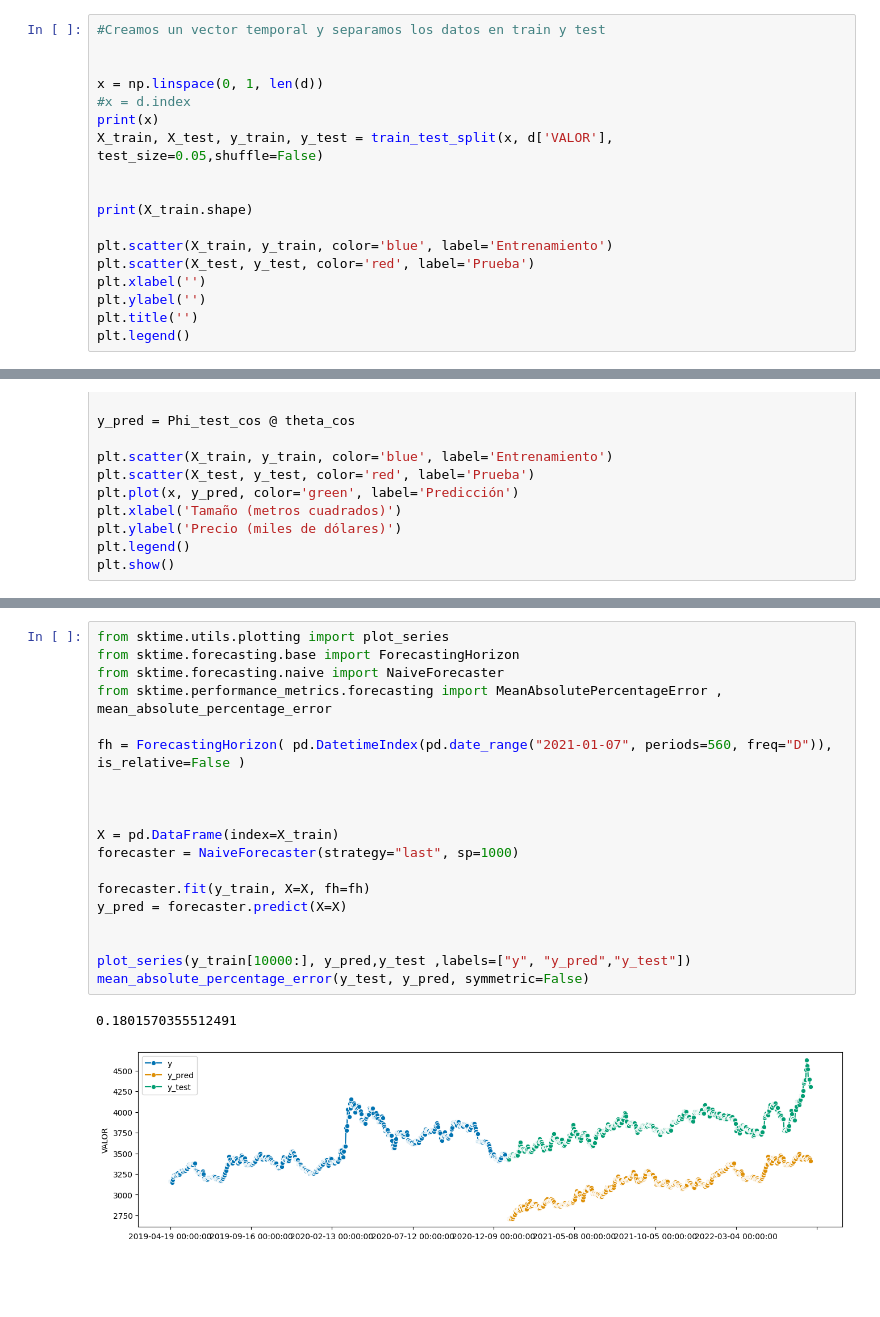
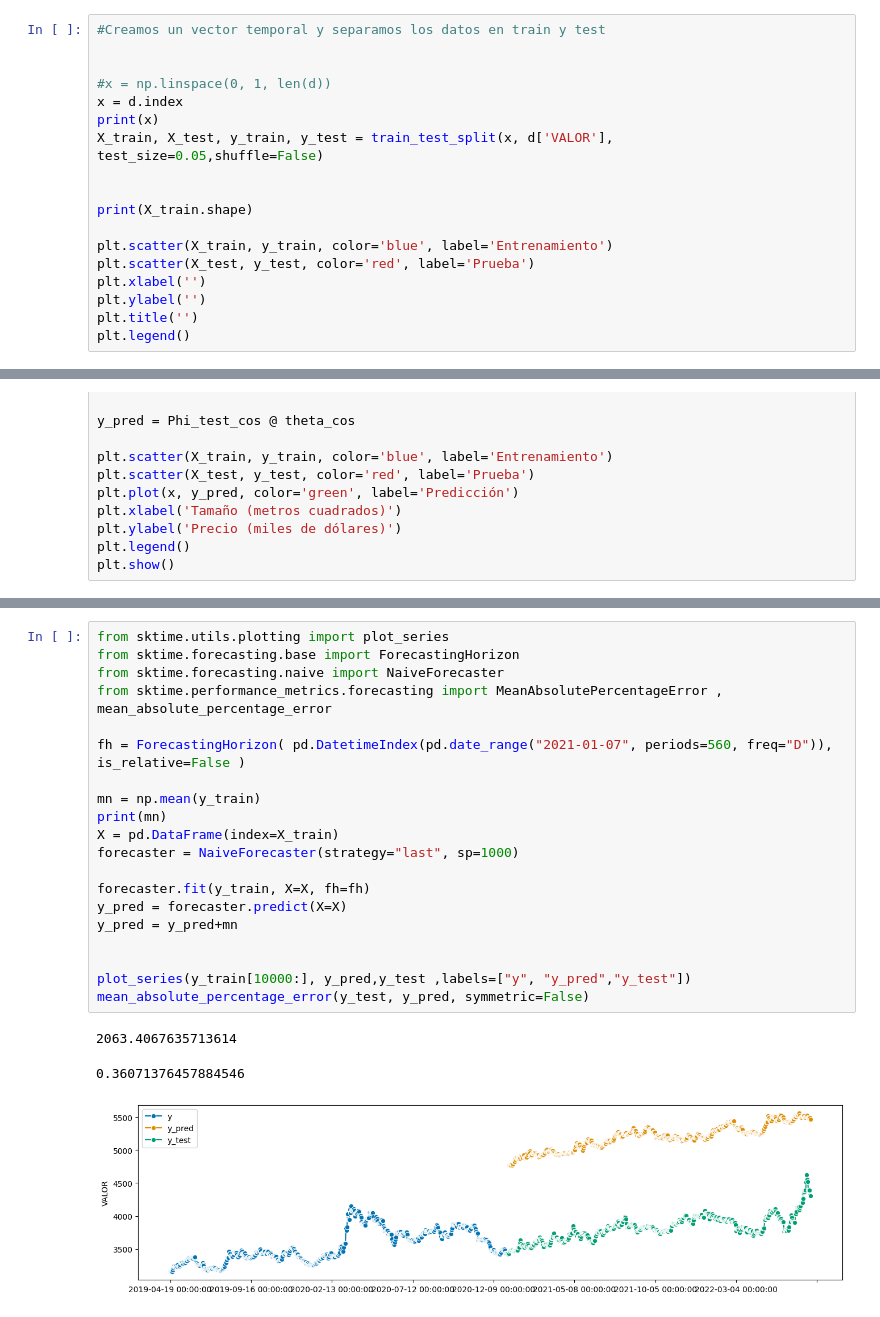
Before and after one commit to cabb1808/ProyectoSenales3, a Jupyter notebook: Proyecto_Final.ipynb, the cells around one changed output, grey strips where cells are left out. Saved outputs shown, nothing was run; the diff lists cells and outputs as text; blank space fills up the shorter version.

```diff
--- a/Proyecto_Final.ipynb
+++ b/Proyecto_Final.ipynb
@@ -67,8 +67,8 @@ See the caveats in the documentation: https://pandas.pydata.org/pandas-docs/stab
 #Creamos un vector temporal y separamos los datos en train y test
 
 
-x = np.linspace(0, 1, len(d))
-#x = d.index
+#x = np.linspace(0, 1, len(d))
+x = d.index
 print(x)
 X_train, X_test, y_train, y_test = train_test_split(x, d['VALOR'], test_size=0.05,shuffle=False)
 
@@ -363,22 +369,24 @@ Requirement already satisfied: platformdirs>=2.5 in /usr/local/lib/python3.10/di
 # %%
 from sktime.utils.plotting import plot_series
 from sktime.forecasting.base import ForecastingHorizon
 from sktime.forecasting.naive import NaiveForecaster
 from sktime.performance_metrics.forecasting import MeanAbsolutePercentageError , mean_absolute_percentage_error
 
 fh = ForecastingHorizon( pd.DatetimeIndex(pd.date_range("2021-01-07", periods=560, freq="D")), is_relative=False )
 
-
-
+mn = np.mean(y_train)
+print(mn)
 X = pd.DataFrame(index=X_train)
 forecaster = NaiveForecaster(strategy="last", sp=1000)
 
 forecaster.fit(y_train, X=X, fh=fh)
 y_pred = forecaster.predict(X=X)
+y_pred = y_pred+mn
 
 
 plot_series(y_train[10000:], y_pred,y_test ,labels=["y", "y_pred","y_test"])
 mean_absolute_percentage_error(y_test, y_pred, symmetric=False)
 # %% [output]
-0.1801570355512491
+2063.4067635713614
+0.36071376457884546
-[figure, old version]
+[figure, new version]
```
Also changed, not shown: parts of 3 cells of this notebook.
